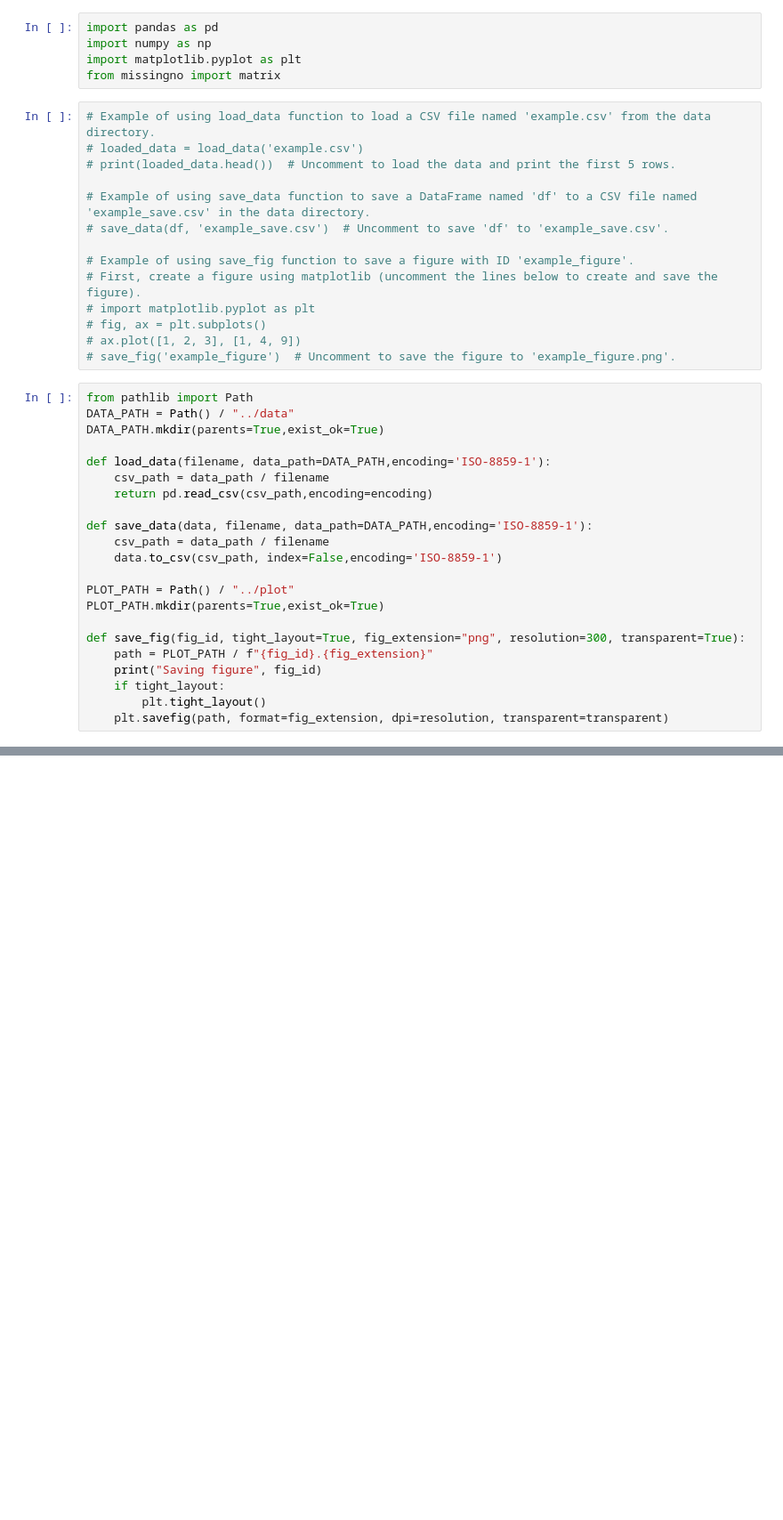
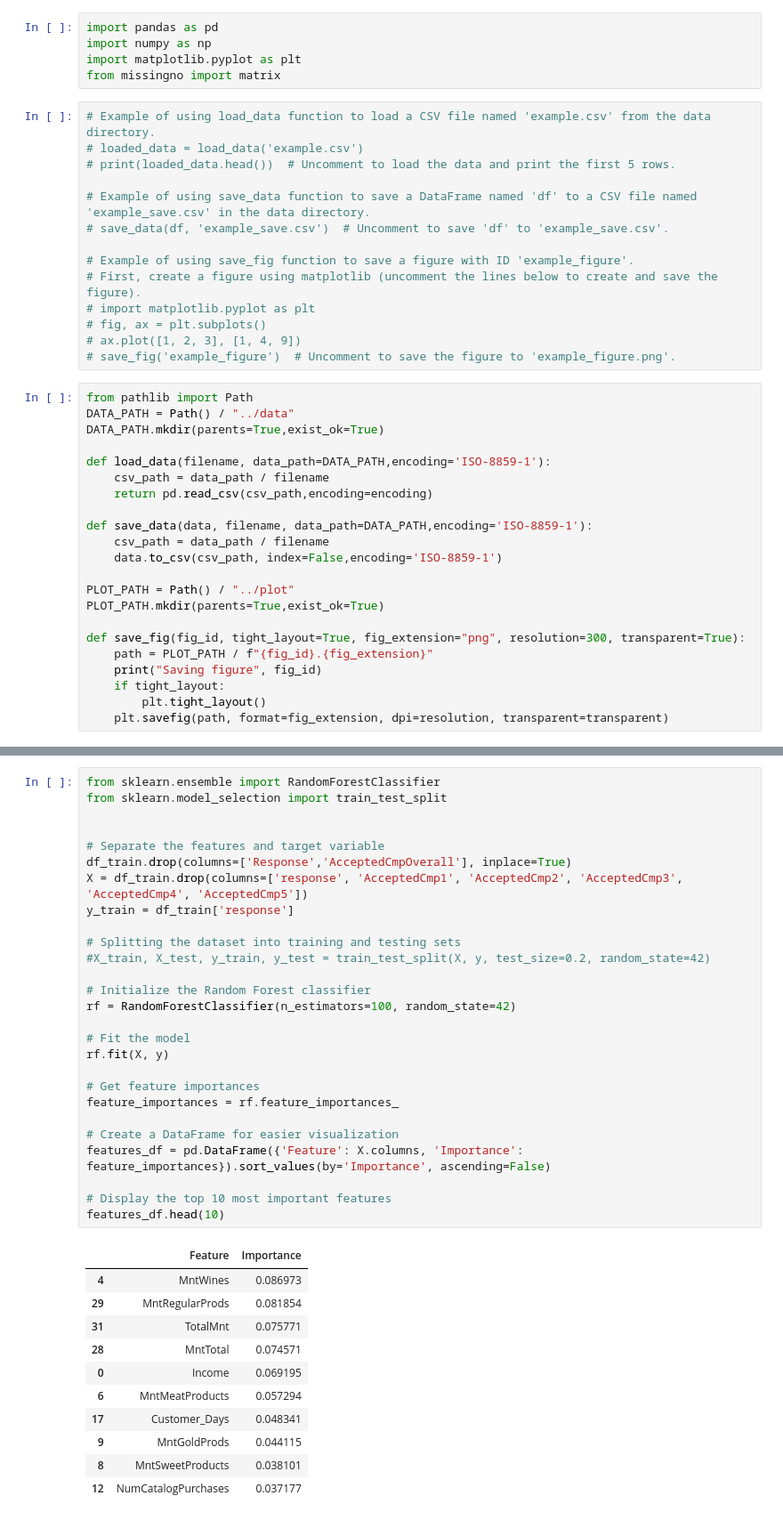
Before and after one commit to McGill-MMA-EnterpriseAnalytics/Marketing-Campaign-Analytics, a Jupyter notebook: modelling/campaign success model.ipynb, the cells around one changed output, grey strips where cells are left out. Shown at 89% size. Saved outputs shown, nothing was run; the diff lists cells and outputs as text; blank space fills up the shorter version.

Commit message:
update random forest and logistic regression

```diff
--- a/modelling/campaign success model.ipynb
+++ b/modelling/campaign success model.ipynb
@@ -41,0 +103,39 @@ def save_fig(fig_id, tight_layout=True, fig_extension="png", resolution=300, tra
+# %%
+from sklearn.ensemble import RandomForestClassifier
+from sklearn.model_selection import train_test_split
+
+
+# Separate the features and target variable
+df_train.drop(columns=['Response','AcceptedCmpOverall'], inplace=True)
+X = df_train.drop(columns=['response', 'AcceptedCmp1', 'AcceptedCmp2', 'AcceptedCmp3', 'AcceptedCmp4', 'AcceptedCmp5'])
+y_train = df_train['response']
+
+# Splitting the dataset into training and testing sets
+#X_train, X_test, y_train, y_test = train_test_split(X, y, test_size=0.2, random_state=42)
+
+# Initialize the Random Forest classifier
+rf = RandomForestClassifier(n_estimators=100, random_state=42)
+
+# Fit the model
+rf.fit(X, y)
+
+# Get feature importances
+feature_importances = rf.feature_importances_
+
+# Create a DataFrame for easier visualization
+features_df = pd.DataFrame({'Feature': X.columns, 'Importance': feature_importances}).sort_values(by='Importance', ascending=False)
+
+# Display the top 10 most important features
+features_df.head(10)
+# %% [output]
+|  | Feature | Importance |
+| 4 | MntWines | 0.086973 |
+| 29 | MntRegularProds | 0.081854 |
+| 31 | TotalMnt | 0.075771 |
+| 28 | MntTotal | 0.074571 |
+| 0 | Income | 0.069195 |
+| 6 | MntMeatProducts | 0.057294 |
+| 17 | Customer_Days | 0.048341 |
+| 9 | MntGoldProds | 0.044115 |
+| 8 | MntSweetProducts | 0.038101 |
+| 12 | NumCatalogPurchases | 0.037177 |
```
Also changed, not shown: parts of 9 cells of this notebook, 5 other files.
